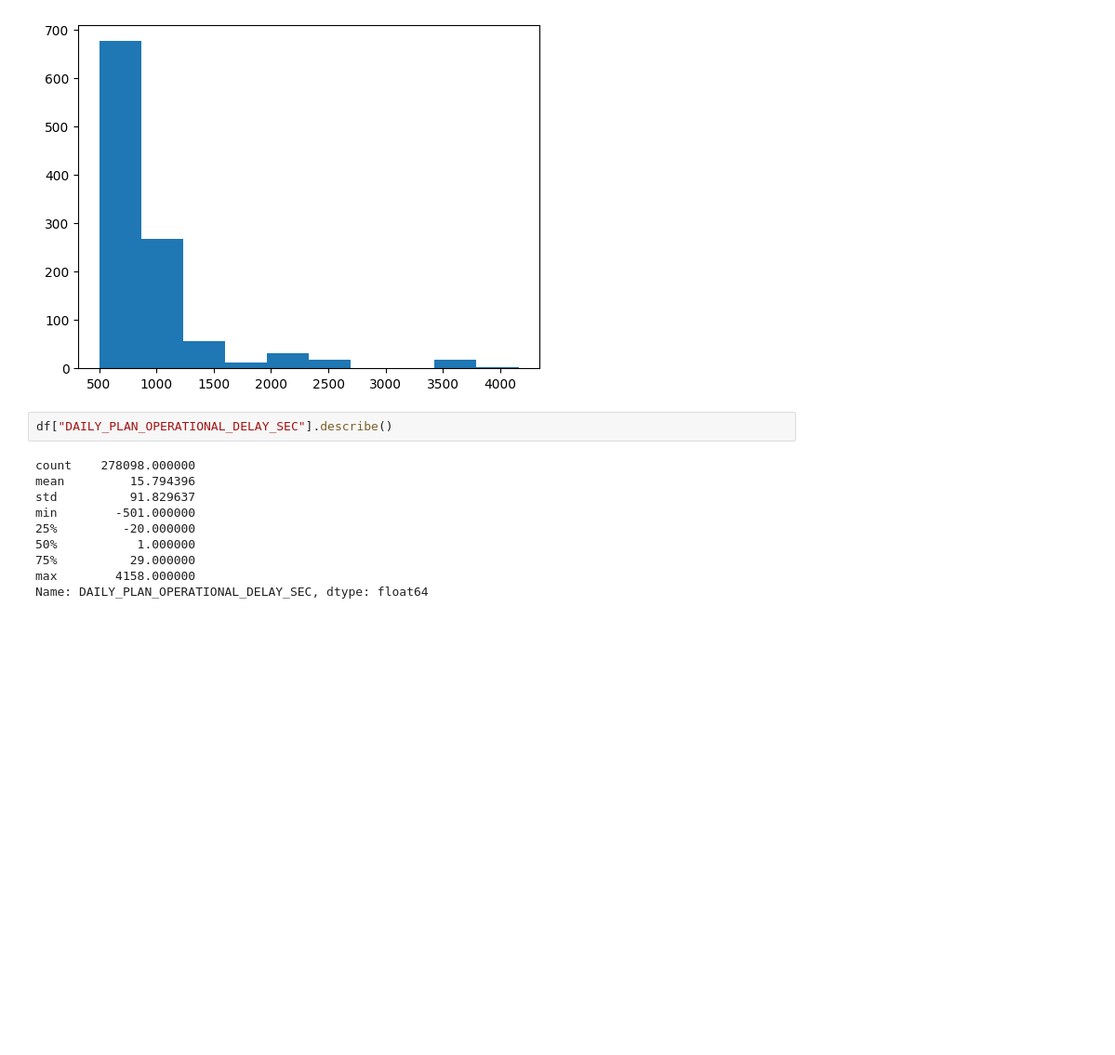
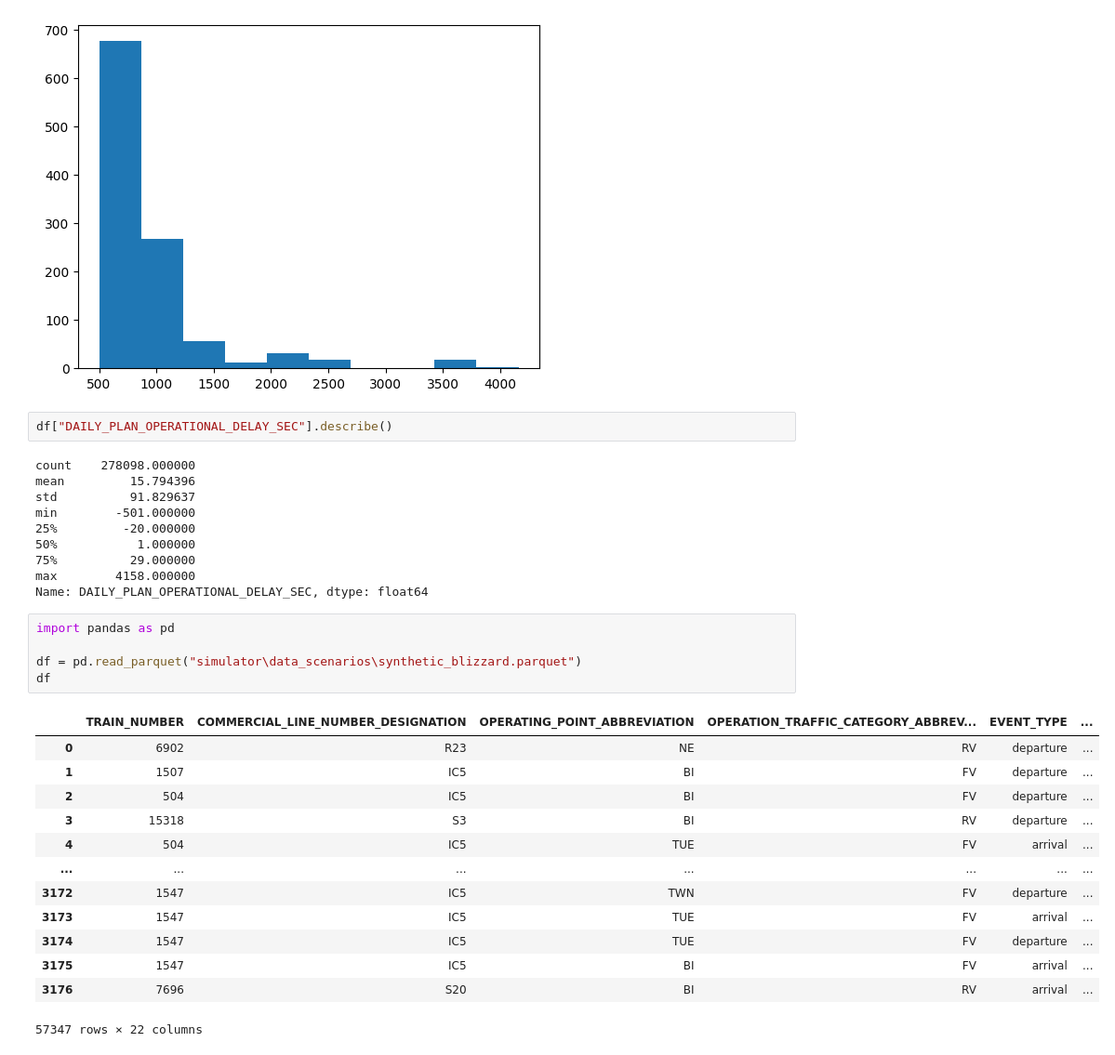
Before and after one commit to CarloRobbiani/master_thesis_SBB, a Jupyter notebook: train_data_explore.ipynb, the cells around one changed output. Shown at 93% size. Cells and saved outputs as stored; diff of their text form; blank space fills up the shorter version.

```diff
--- a/train_data_explore.ipynb
+++ b/train_data_explore.ipynb
@@ -121,3 +121,22 @@ min        -501.000000
 75%          29.000000
 max        4158.000000
 Name: DAILY_PLAN_OPERATIONAL_DELAY_SEC, dtype: float64
+# %%
+import pandas as pd
+
+df = pd.read_parquet("simulator\data_scenarios\synthetic_blizzard.parquet")
+df
+# %% [output]
+|  | TRAIN_NUMBER | COMMERCIAL_LINE_NUMBER_DESIGNATION | OPERATING_POINT_ABBREVIATION | OPERATION_TRAFFIC_CATEGORY_ABBREV... | EVENT_TYPE | ... |
+| 0 | 6902 | R23 | NE | RV | departure | ... |
+| 1 | 1507 | IC5 | BI | FV | departure | ... |
+| 2 | 504 | IC5 | BI | FV | departure | ... |
+| 3 | 15318 | S3 | BI | RV | departure | ... |
+| 4 | 504 | IC5 | TUE | FV | arrival | ... |
+| ... | ... | ... | ... | ... | ... | ... |
+| 3172 | 1547 | IC5 | TWN | FV | departure | ... |
+| 3173 | 1547 | IC5 | TUE | FV | arrival | ... |
+| 3174 | 1547 | IC5 | TUE | FV | departure | ... |
+| 3175 | 1547 | IC5 | BI | FV | arrival | ... |
+| 3176 | 7696 | S20 | BI | RV | arrival | ... |
+57347 rows × 22 columns
```
Also changed, not shown: 31 other files.
